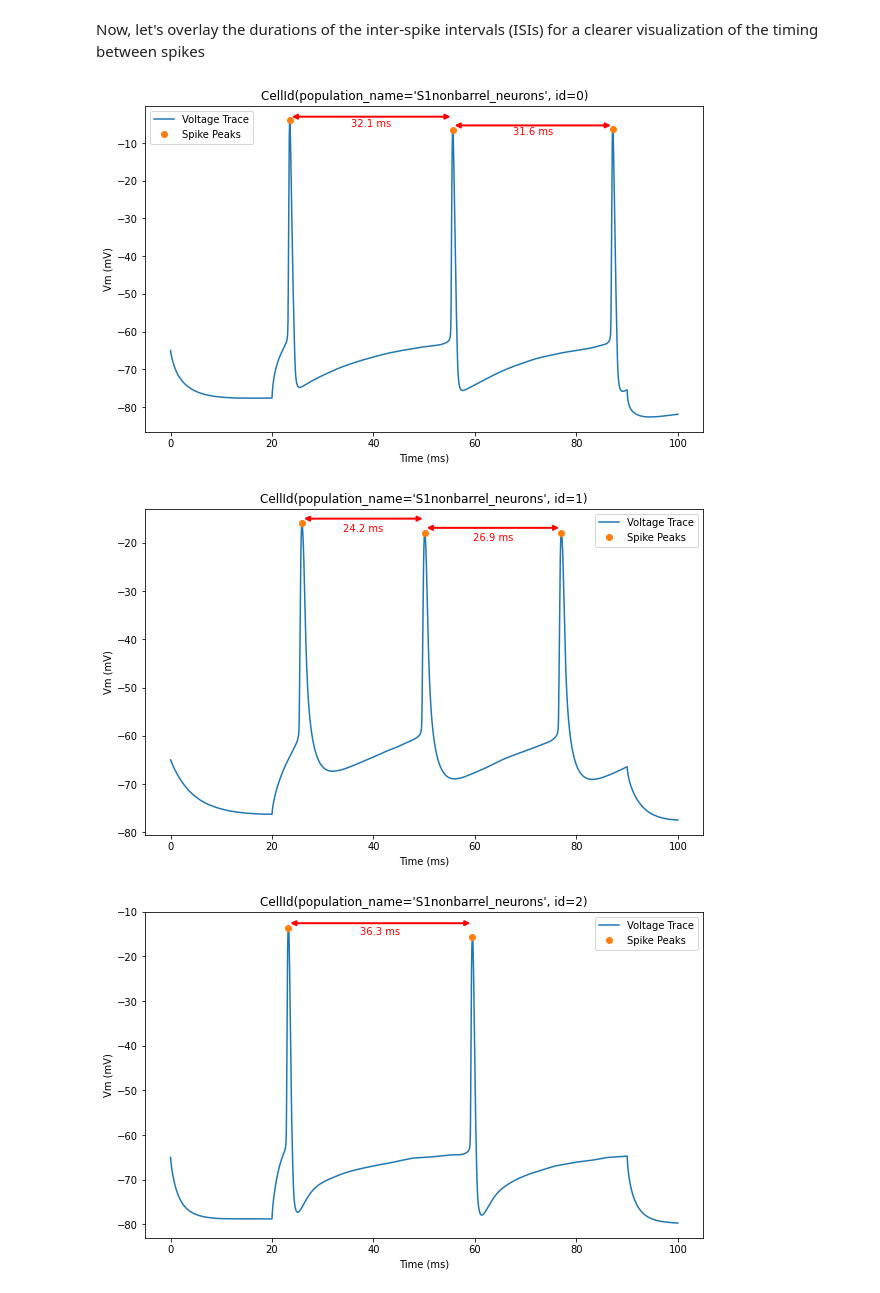
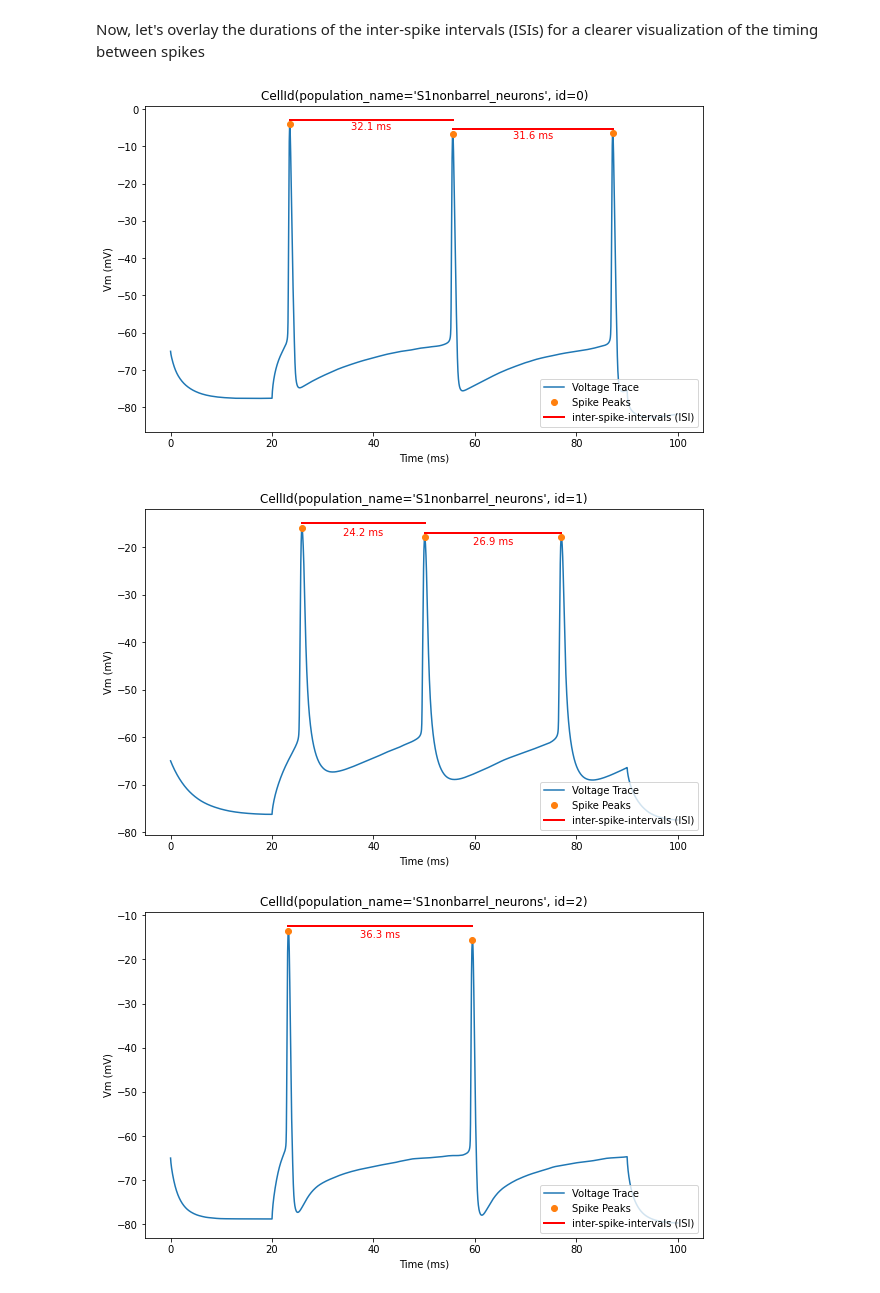
Before and after one commit to BlueBrain/eFEL, a Jupyter notebook: examples/sonata-network/sonata-network.ipynb, the cells around one changed output. Cells and saved outputs as stored; diff of their text form; code cells hidden in the pictures.

Commit message:
use plot instead of annotation

```diff
--- a/examples/sonata-network/sonata-network.ipynb
+++ b/examples/sonata-network/sonata-network.ipynb
@@ -134,33 +134,39 @@ Now, let's overlay the durations of the inter-spike intervals (ISIs) for a clear
 # %%
 for trace, trace_result, cell_id in zip(traces, traces_results, sim.cells):
     time = trace['T']
     voltage = trace['V']
     peak_times = trace_result['peak_time']
     ap_heights = trace_result['AP_height']
 
     all_isi_values = trace_result['all_ISI_values']
 
     pylab.figure(figsize=(10, 6))
     pylab.title(cell_id)
     pylab.plot(time, voltage, label='Voltage Trace')
     pylab.plot(peak_times, ap_heights, 'o', label='Spike Peaks')
 
     for i in range(len(peak_times) - 1):
         start_spike_time = peak_times[i]
         end_spike_time = peak_times[i + 1]
         duration = round(all_isi_values[i], 2)
 
         y_position = max(ap_heights[i], ap_heights[i + 1]) + 1
-        pylab.annotate('', xy=(end_spike_time, y_position), xytext=(start_spike_time, y_position),
-                       arrowprops=dict(arrowstyle="<|-|>", lw=2, color='r'))
+
+        # Check if it's the first ISI line to be drawn and add a label, otherwise draw without a label
+        if i == 0:
+            pylab.plot([start_spike_time, end_spike_time], [y_position, y_position], 'r-', lw=2, label='inter-spike-intervals (ISI)')
+        else:
+            pylab.plot([start_spike_time, end_spike_time], [y_position, y_position], 'r-', lw=2)
+
+        # Adjust text position to be slightly lower
         midpoint = (start_spike_time + end_spike_time) / 2
-        pylab.text(midpoint, y_position-3, f'{duration} ms', verticalalignment='bottom', horizontalalignment='center', color='red')
+        pylab.text(midpoint, y_position - 3, f'{duration} ms', verticalalignment='bottom', horizontalalignment='center', color='red')
 
     pylab.xlabel('Time (ms)')
     pylab.ylabel('Vm (mV)')
-    pylab.legend()
+    pylab.legend(loc='lower right')
     pylab.show()
 # %% [output]
-[figure, old version]
+[figure, new version]
-[figure, old version]
+[figure, new version]
-[figure, old version]
+[figure, new version]
```
